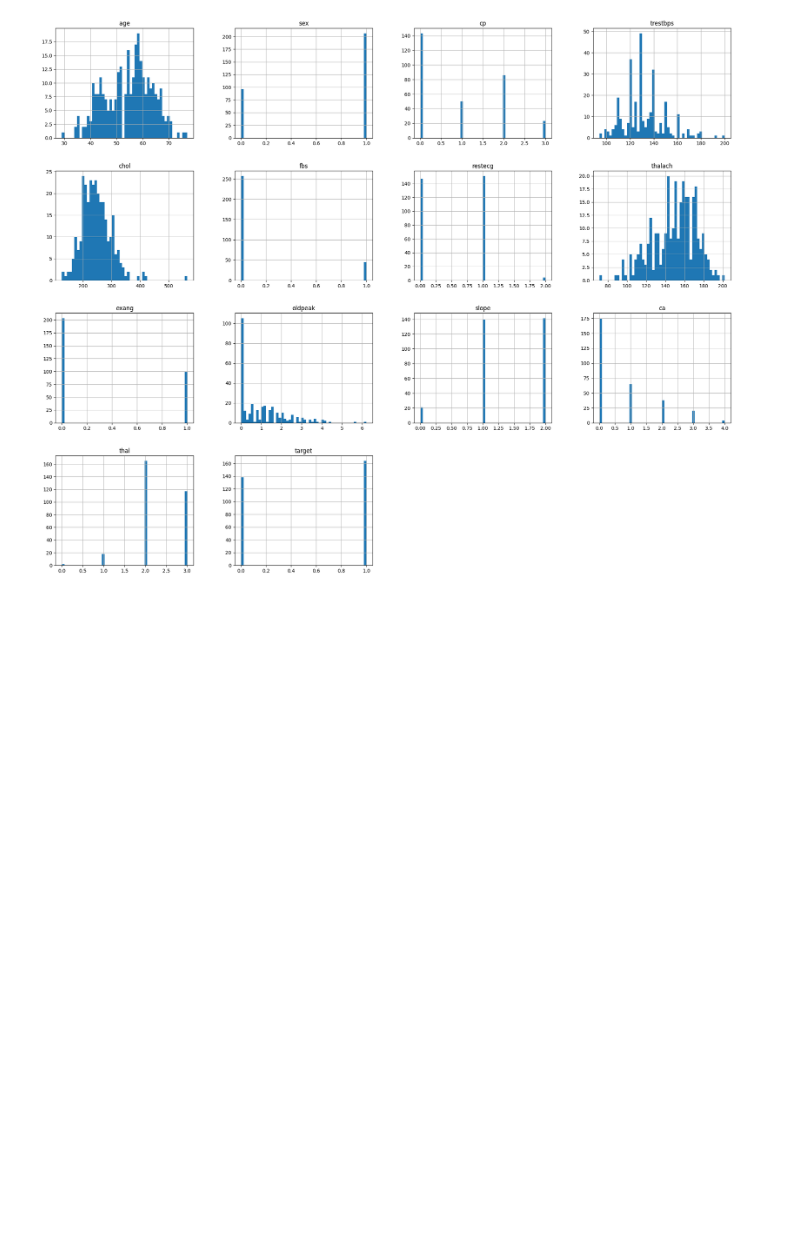
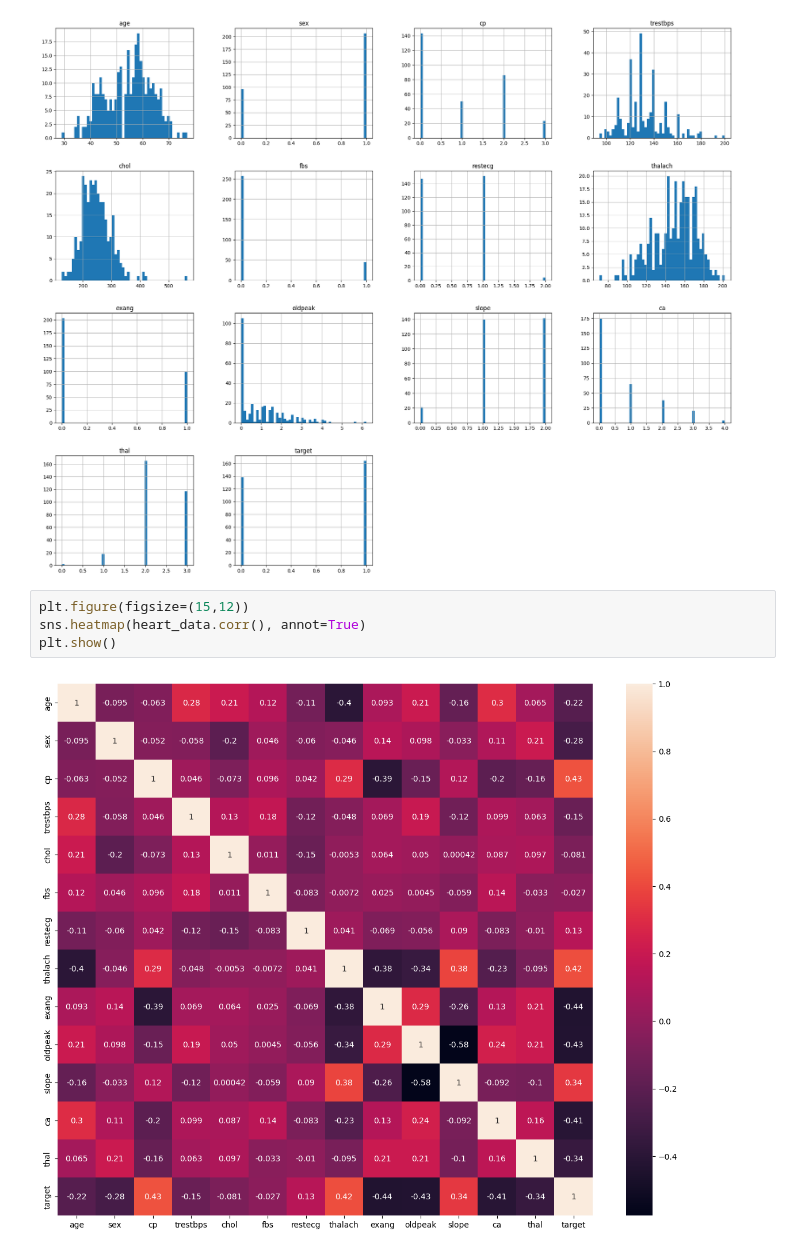
Before and after one commit to MoazzemhossainMoazz/EDGE_AI, a Jupyter notebook: EDGE_classwork_19_7_2023.ipynb, the cells around one changed output. Cells and saved outputs as stored; diff of their text form; blank space fills up the shorter version.

```diff
--- a/EDGE_classwork_19_7_2023.ipynb
+++ b/EDGE_classwork_19_7_2023.ipynb
@@ -115,3 +115,9 @@ heart_data.hist(bins=50, figsize=(25, 20))
 plt.show()
 # %% [output]
 [figure]
+# %%
+plt.figure(figsize=(15,12))
+sns.heatmap(heart_data.corr(), annot=True)
+plt.show()
+# %% [output]
+[figure, added]
```
Also changed, not shown: parts of 1 cell of this notebook.
